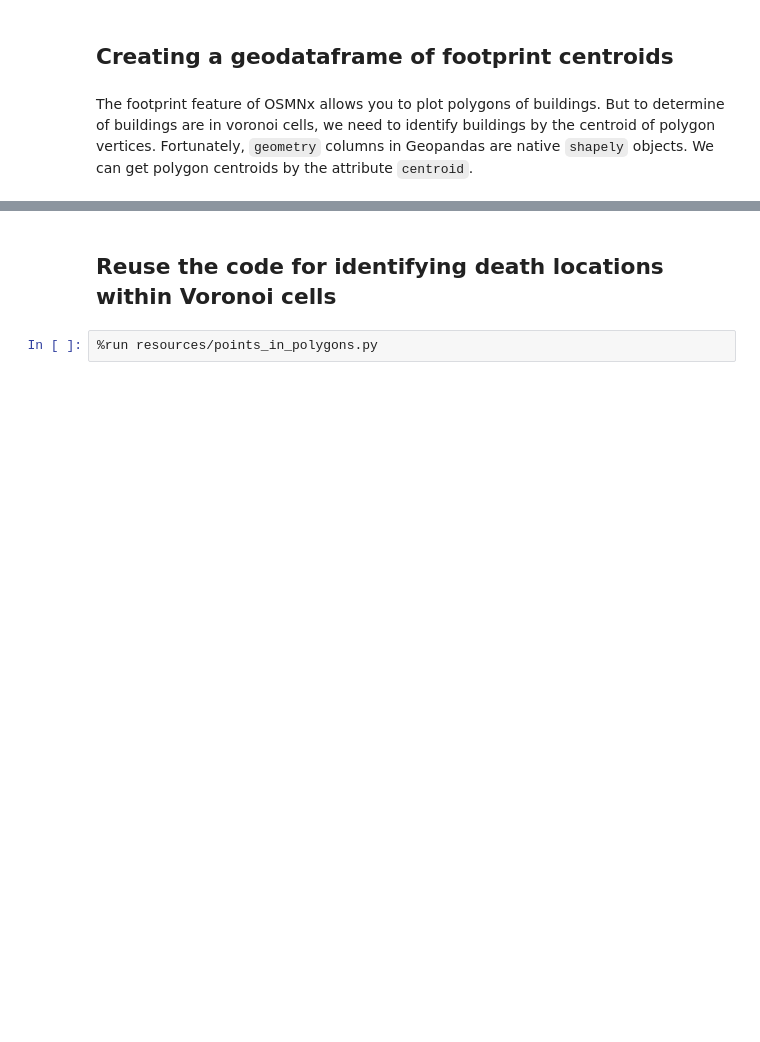
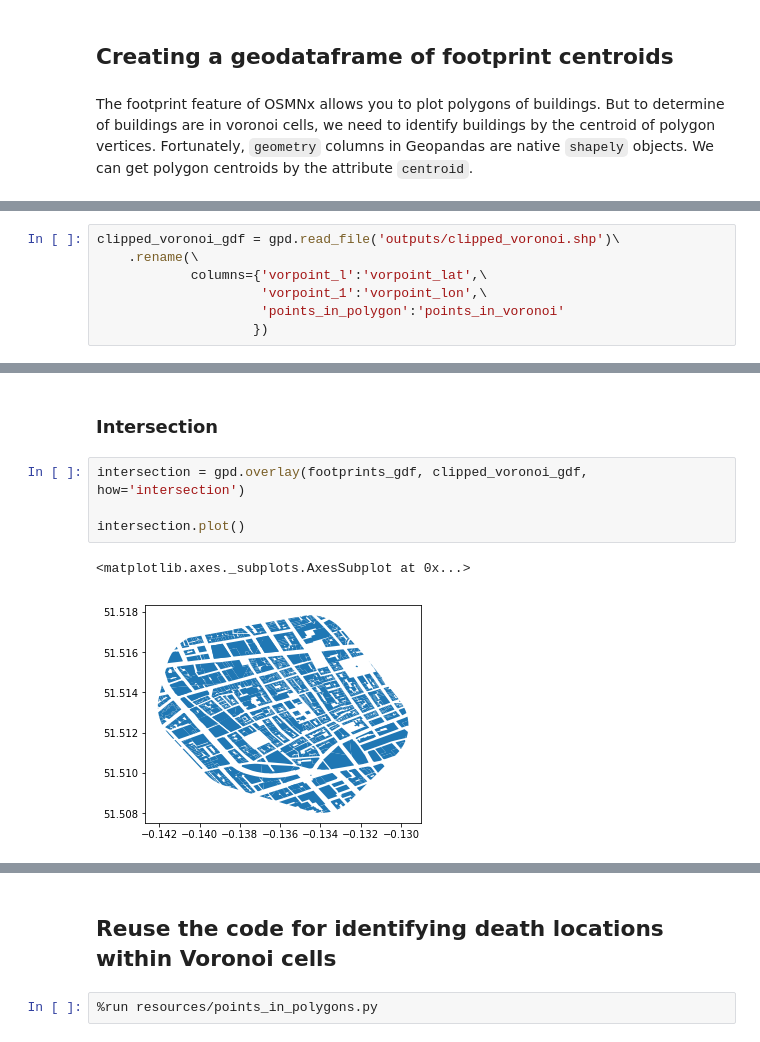
Before and after one commit to nravilla/1854-Cholera-Outbreak-London-Advanced-2, a Jupyter notebook: NB06-Buildings-in-Voronoi-Cells.ipynb, the cells around one changed output, grey strips where cells are left out. Cells and saved outputs as stored; diff of their text form; blank space fills up the shorter version.

```diff
--- a/NB06-Buildings-in-Voronoi-Cells.ipynb
+++ b/NB06-Buildings-in-Voronoi-Cells.ipynb
@@ -93,0 +115,7 @@ footprints_centroid_gdf
+# %%
+clipped_voronoi_gdf = gpd.read_file('outputs/clipped_voronoi.shp')\
+    .rename(\
+            columns={'vorpoint_l':'vorpoint_lat',\
+                     'vorpoint_1':'vorpoint_lon',\
+                     'points_in_polygon':'points_in_voronoi'
+                    })
@@ -93,0 +134,9 @@ footprints_centroid_gdf
+# %% [markdown]
+### Intersection
+# %%
+intersection = gpd.overlay(footprints_gdf, clipped_voronoi_gdf, how='intersection')
+
+intersection.plot()
+# %% [output]
+<matplotlib.axes._subplots.AxesSubplot at 0x...>
+[figure, added]
```
Also changed, not shown: parts of 11 cells of this notebook.
